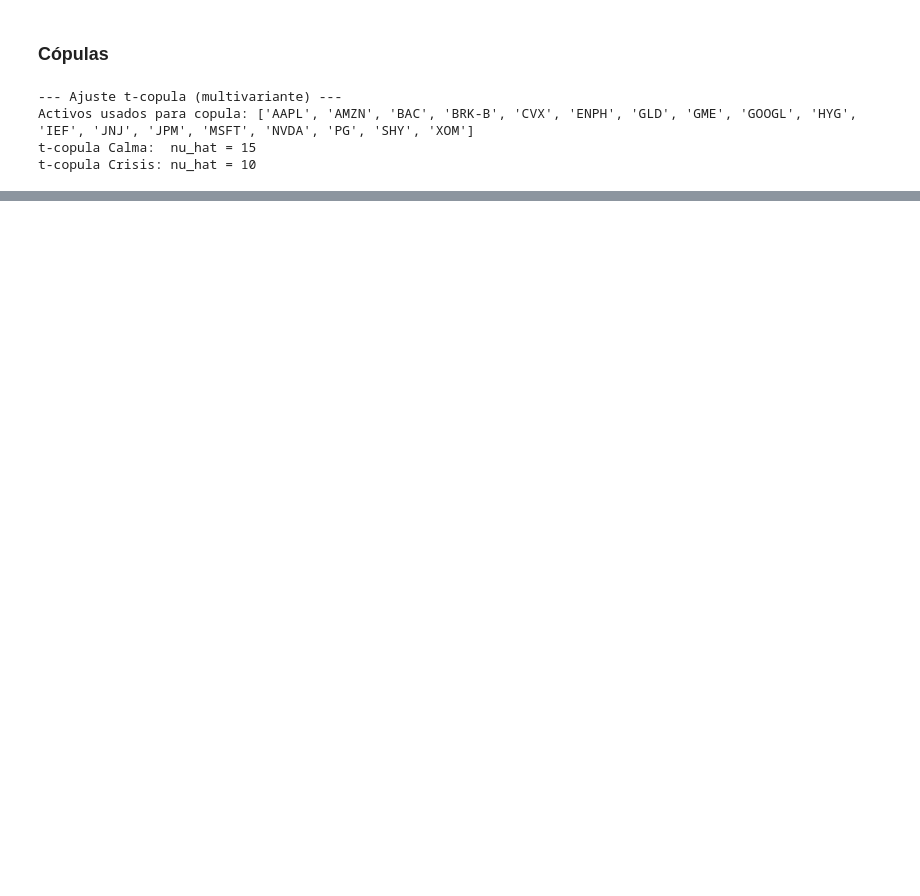
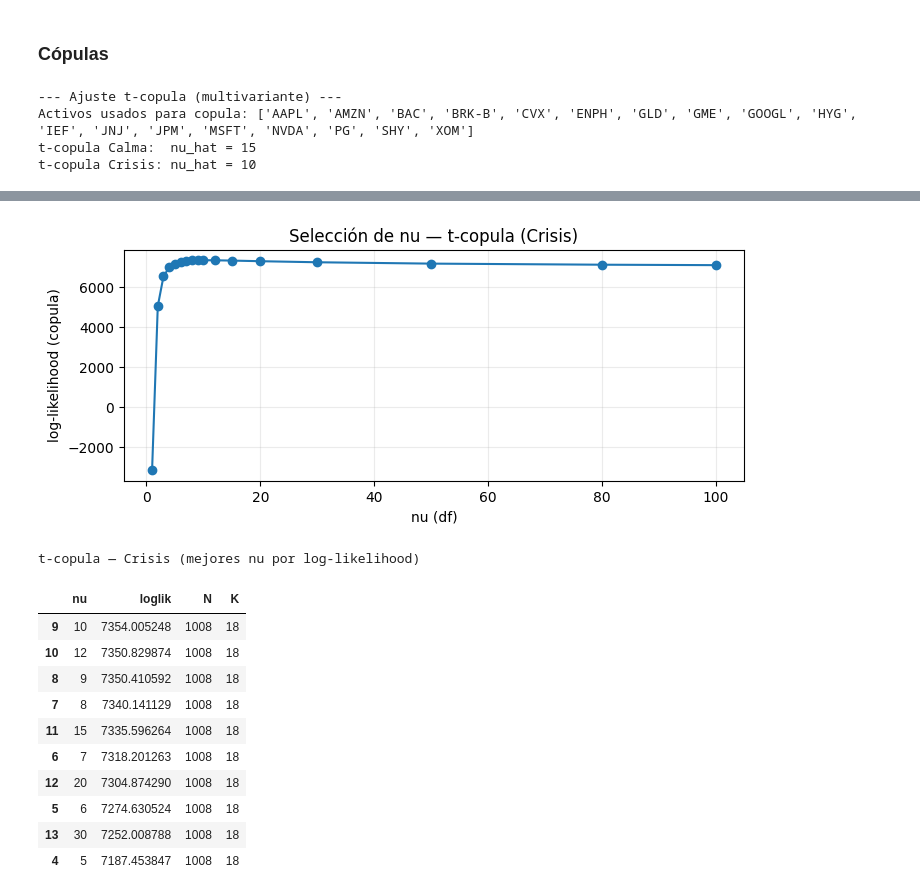
Before and after one commit to alonsodt/Practica-Riesgos-MIAX, a Jupyter notebook: Riesgos (1).ipynb, the cells around one changed output, grey strips where cells are left out. Saved outputs shown, nothing was run; the diff lists cells and outputs as text; code cells hidden in the pictures; blank space fills up the shorter version.

```diff
--- a/Riesgos (1).ipynb
+++ b/Riesgos (1).ipynb
@@ -855,0 +764,18 @@ Media λ (Crisis): 0.06797300456482919
+# %%
+plot_ll(crisis_ll, "Selección de nu — t-copula (Crisis)")
+print("t-copula — Crisis (mejores nu por log-likelihood)")
+crisis_ll.head(10)
+# %% [output]
+[figure, added]
+t-copula — Crisis (mejores nu por log-likelihood)
+|  | nu | loglik | N | K |
+| 9 | 10 | 7354.005248 | 1008 | 18 |
+| 10 | 12 | 7350.829874 | 1008 | 18 |
+| 8 | 9 | 7350.410592 | 1008 | 18 |
+| 7 | 8 | 7340.141129 | 1008 | 18 |
+| 11 | 15 | 7335.596264 | 1008 | 18 |
+| 6 | 7 | 7318.201263 | 1008 | 18 |
+| 12 | 20 | 7304.874290 | 1008 | 18 |
+| 5 | 6 | 7274.630524 | 1008 | 18 |
+| 13 | 30 | 7252.008788 | 1008 | 18 |
+| 4 | 5 | 7187.453847 | 1008 | 18 |
```
Also changed, not shown: parts of 27 cells of this notebook.
